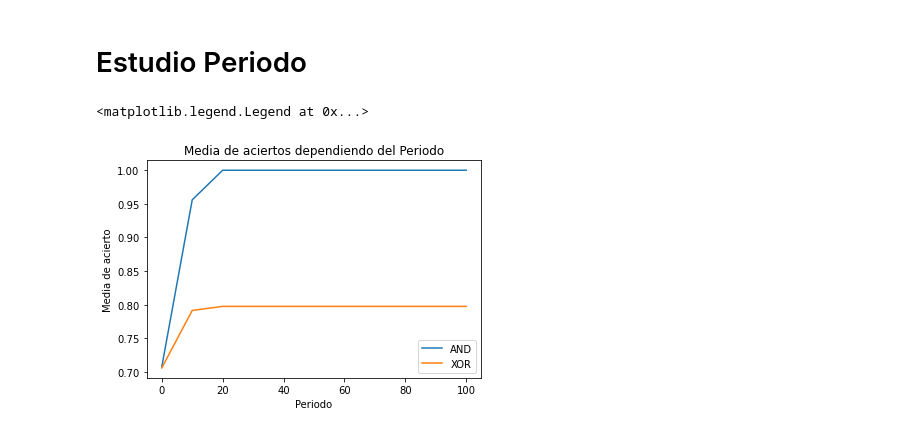
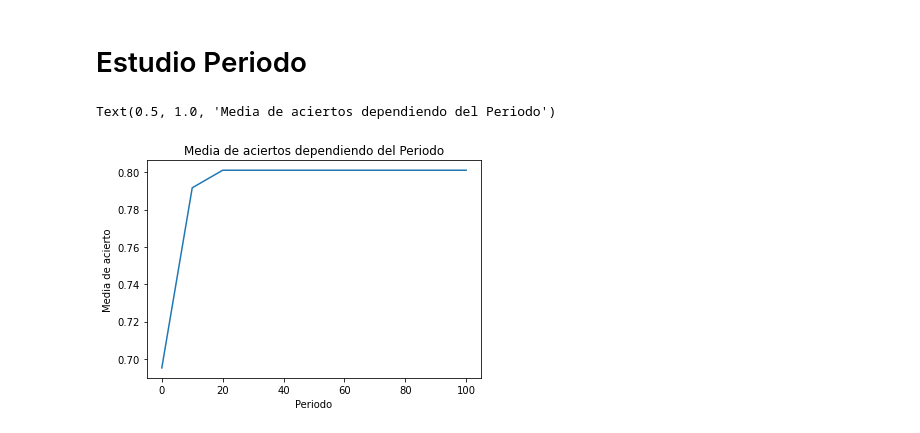
Before and after one commit to Govoa/Perceptron_MLP_Practica, a Jupyter notebook: pr1/L2P1-Perceptron.ipynb, the cells around one changed output. Cells and saved outputs as stored; diff of their text form; code cells hidden in the pictures.

```diff
--- a/pr1/L2P1-Perceptron.ipynb
+++ b/pr1/L2P1-Perceptron.ipynb
@@ -166,9 +166,11 @@ ENTRADA -> [1, 1]  EXPECTED -> 0  OBTENIDO -> 0
 # Estudio Umbral
 # %%
 listadoUmbral = np.linspace(0,1,21)
+listadoCoef =  np.linspace(0,1,11)
 listafinalAND = np.zeros(len(listadoUmbral))
 listafinalXOR = np.zeros(len(listadoUmbral))
 precision = 1000
+learning_rate = 0.5
 
 for x in range(precision):
     listamediasAND = []
@@ -221,7 +224,6 @@ listafinalAND = np.zeros(len(listadoCoef))
 listafinalXOR = np.zeros(len(listadoCoef))
 precision = 1000
 for umbralelegido in listadoUmbral:
-
     for x in range(precision):
         listamediasAND = []
         listamediasXOR = []
@@ -251,10 +253,10 @@ for umbralelegido in listadoUmbral:
         listafinalXOR += np.array(listamediasXOR)
     listafinalAND = listafinalAND / precision
     listafinalXOR = listafinalXOR / precision
-    plt.plot(listadoCoef,listafinalAND)
+    #plt.plot(listadoCoef,listafinalAND)
     plt.plot(listadoCoef,listafinalXOR)
     plt.ylabel('Media de acierto')
     plt.xlabel('Coef de Aprendizaje')
     plt.title('Media de aciertos dependiendo de Coef de Aprendizaje')
-    plt.legend(['AND', 'XOR'])
+    #plt.legend(['AND', 'XOR'])
 # %% [output]
@@ -264,12 +266,12 @@ Nos quedamos con 0.1 ya que es el primer coef que consigue un 100% de aciertos
 # %% [markdown]
 # Estudio Periodo
 # %%
-umbralelegido = 0.6
+umbralelegido = 0.5
 coefelegido = 0.1
 listadoperiodos = np.linspace(0,100,11)
 listafinalAND = np.zeros(len(listadoperiodos))
 listafinalXOR = np.zeros(len(listadoperiodos))
-precision = 1000
+precision = 10000
 
 for x in range(precision):
     listamediasAND = []
@@ -278,34 +280,34 @@ for x in range(precision):
     valor2_and =  round(np.random.uniform(-1,1),3) # Truncamos para evitar que coja muchos decimales y se lie
     neurona_and = [valor1_and,valor2_and] # Generamos una matriz de pesos aleatoria en intervalo -1,1
     valor1_xor = round(np.random.uniform(-1,1),3) # Truncamos para evitar que coja muchos decimales y se lie
     valor2_xor =  round(np.random.uniform(-1,1),3) # Truncamos para evitar que coja muchos decimales y se lie
     neurona_xor = [valor1_xor,valor2_xor] # Generamos una matriz de pesos aleatoria en intervalo -1,1
     for periodo in listadoperiodos:
         errorAND = 0
         errorXOR = 0
         neurona_clasificar_and = entrenamiento_and(entradas,neurona_and,umbralelegido,coefelegido,int(periodo),0)
         neurona_clasificar_xor = entrenamiento_xor(entradas,neurona_xor,umbralelegido,coefelegido,int(periodo),0)
         for entrada in entradas:
             expectedAND = entrada[0] * entrada[1]
             obtenidoAND = funcionActivacion(neurona_clasificar_and,entrada,umbralelegido)
             expectedXOR = entrada[0] ^ entrada[1]
             obtenidoXOR = funcionActivacion(neurona_clasificar_xor,entrada,umbralelegido)
             if obtenidoAND == expectedAND:
                 errorAND += 1
             if obtenidoXOR == expectedAND:
                 errorXOR += 1
         listamediasAND.append(errorAND/4)
         listamediasXOR.append(errorXOR/4)
     listafinalAND += np.array(listamediasAND)
     listafinalXOR += np.array(listamediasXOR)
 listafinalAND = listafinalAND / precision
 listafinalXOR = listafinalXOR / precision
-plt.plot(listadoperiodos,listafinalAND)
+#plt.plot(listadoperiodos,listafinalAND)
 plt.plot(listadoperiodos,listafinalXOR)
 plt.ylabel('Media de acierto')
 plt.xlabel('Periodo')
 plt.title('Media de aciertos dependiendo del Periodo')
-plt.legend(['AND', 'XOR'])
+#plt.legend(['AND', 'XOR'])
 # %% [output]
-<matplotlib.legend.Legend at 0x...>
+Text(0.5, 1.0, 'Media de aciertos dependiendo del Periodo')
-[figure, old version]
+[figure, new version]
```
Also changed, not shown: parts of 6 cells of this notebook.
